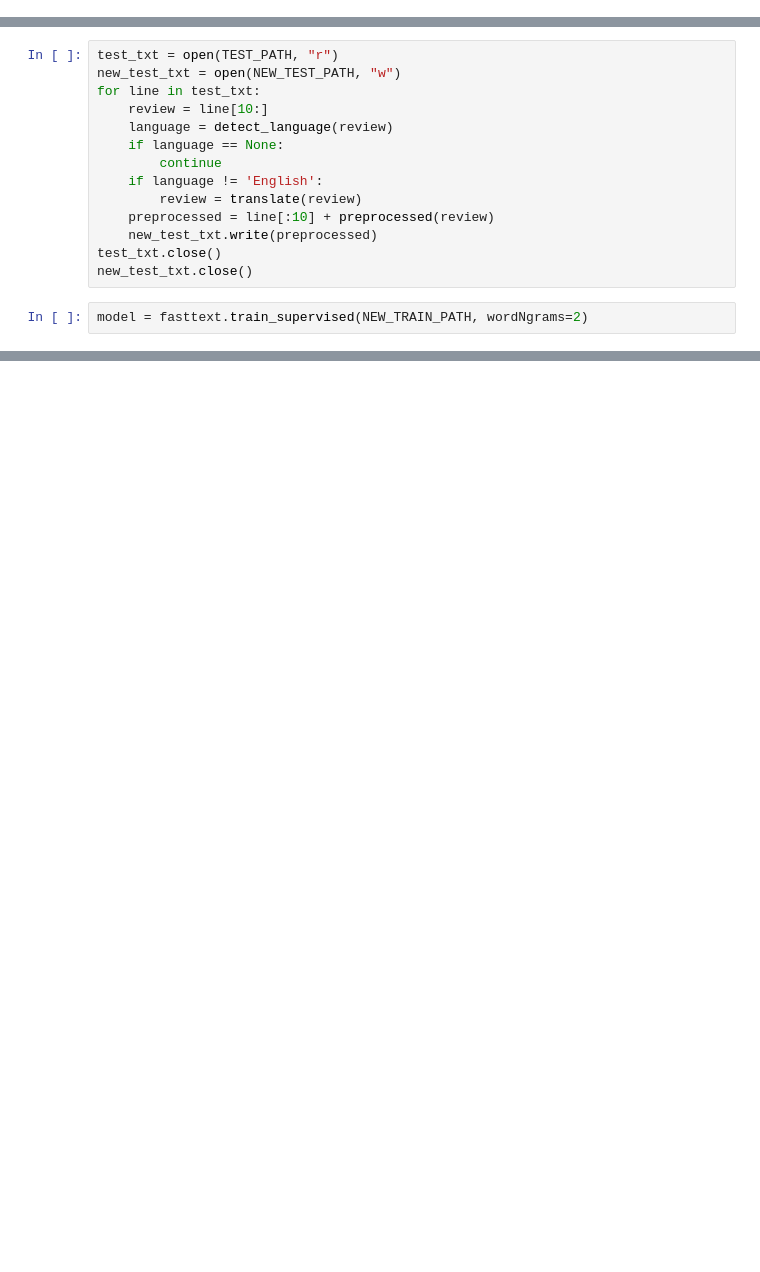
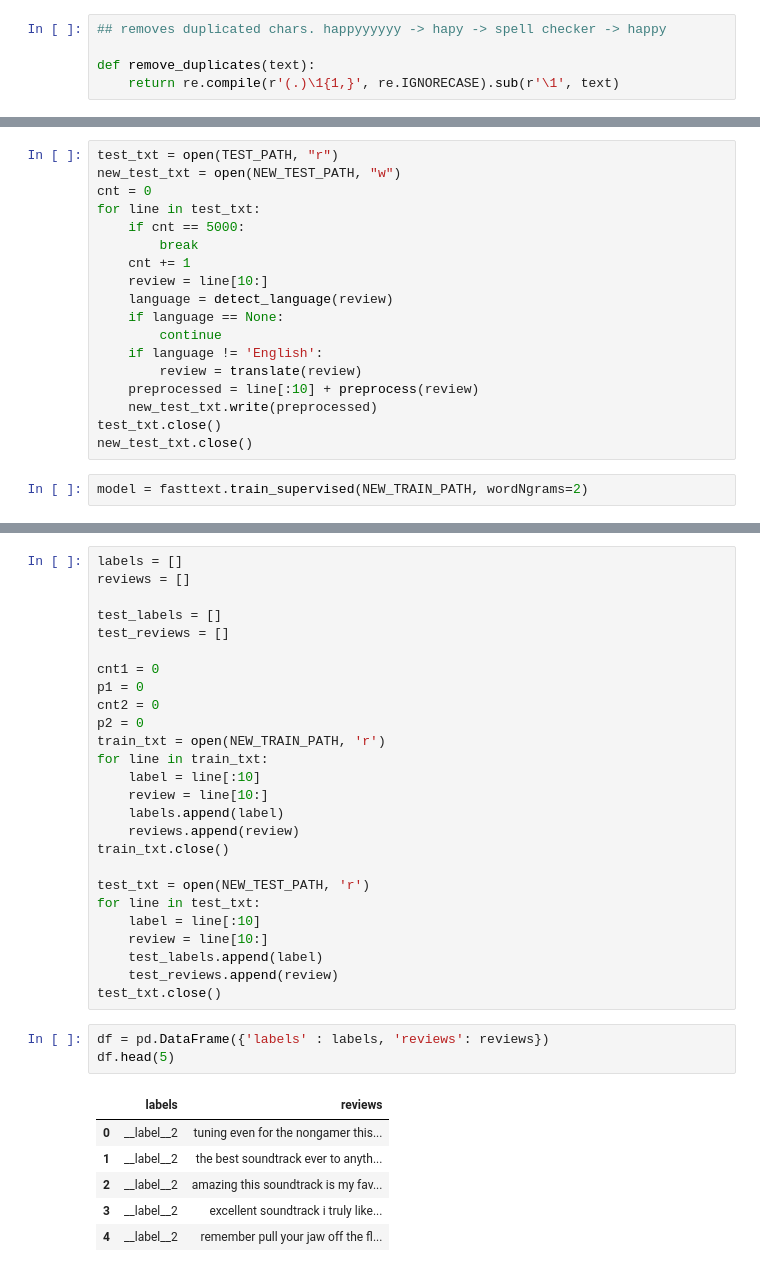
Before and after one commit to Mordyyy/AmazonReviews, a Jupyter notebook: amazon_reviews_SA.ipynb, the cells around one changed output, grey strips where cells are left out. Cells and saved outputs as stored; diff of their text form; blank space fills up the shorter version.

```diff
--- a/amazon_reviews_SA.ipynb
+++ b/amazon_reviews_SA.ipynb
@@ -92,6 +106,11 @@ def spell_check(text):
     spell = Speller('en')
     s = ' '.join([spell(w) for w in text.split(' ')])
     return s
+# %%
+## removes duplicated chars. happyyyyyy -> hapy -> spell checker -> happy
+
+def remove_duplicates(text):
+    return re.compile(r'(.)\1{1,}', re.IGNORECASE).sub(r'\1', text)
 # %%
 ## preprocessing
 
@@ -130,14 +168,18 @@ new_train_txt.close()
 # %%
 test_txt = open(TEST_PATH, "r")
 new_test_txt = open(NEW_TEST_PATH, "w")
+cnt = 0
 for line in test_txt:
+    if cnt == 5000:
+        break
+    cnt += 1
     review = line[10:]
     language = detect_language(review)
     if language == None:
         continue
     if language != 'English':
         review = translate(review)
-    preprocessed = line[:10] + preprocessed(review)
+    preprocessed = line[:10] + preprocess(review)
     new_test_txt.write(preprocessed)
 test_txt.close()
 new_test_txt.close()
@@ -164,0 +218,36 @@ def get_prediction(tp):
+# %%
+labels = []
+reviews = []
+
+test_labels = []
+test_reviews = []
+
+cnt1 = 0
+p1 = 0
+cnt2 = 0
+p2 = 0
+train_txt = open(NEW_TRAIN_PATH, 'r')
+for line in train_txt:
+    label = line[:10]
+    review = line[10:]
+    labels.append(label)
+    reviews.append(review)
+train_txt.close()
+
+test_txt = open(NEW_TEST_PATH, 'r')
+for line in test_txt:
+    label = line[:10]
+    review = line[10:]
+    test_labels.append(label)
+    test_reviews.append(review)
+test_txt.close()
+# %%
+df = pd.DataFrame({'labels' : labels, 'reviews': reviews})
+df.head(5)
+# %% [output]
+|  | labels | reviews |
+| 0 | __label__2 | tuning even for the nongamer this... |
+| 1 | __label__2 | the best soundtrack ever to anyth... |
+| 2 | __label__2 | amazing this soundtrack is my fav... |
+| 3 | __label__2 | excellent soundtrack i truly like... |
+| 4 | __label__2 | remember pull your jaw off the fl... |
```
Also changed, not shown: parts of 20 cells of this notebook.
